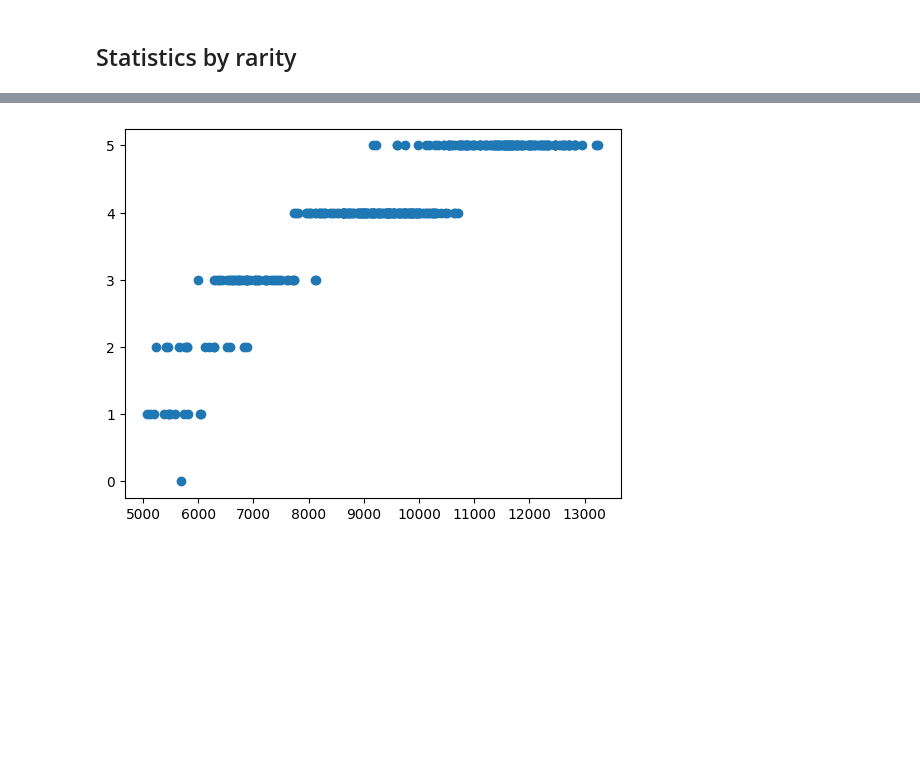
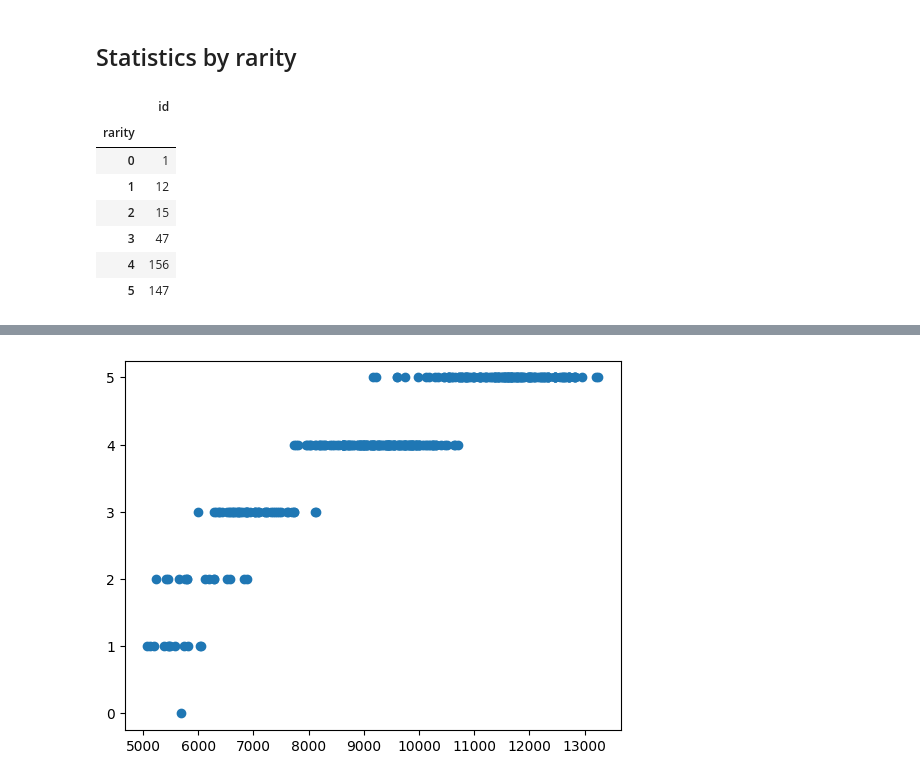
Before and after one commit to manuelelucchi/VisualizzazioneScientifica, a Jupyter notebook: Report.ipynb, the cells around one changed output, grey strips where cells are left out. Drawn from its saved outputs; the diff is of its cells as text; code cells hidden in the pictures; blank space fills up the shorter version.

```diff
--- a/Report.ipynb
+++ b/Report.ipynb
@@ -105,2 +106,14 @@ plt.show()
 # %% [markdown]
 ## Statistics by rarity
+# %%
+a = cleanData.groupby("rarity").count().filter(["id"])
+a
+# %% [output]
+|  | id |
+| rarity |  |
+| 0 | 1 |
+| 1 | 12 |
+| 2 | 15 |
+| 3 | 47 |
+| 4 | 156 |
+| 5 | 147 |
```
Also changed, not shown: parts of 16 cells of this notebook, 1 other file.
